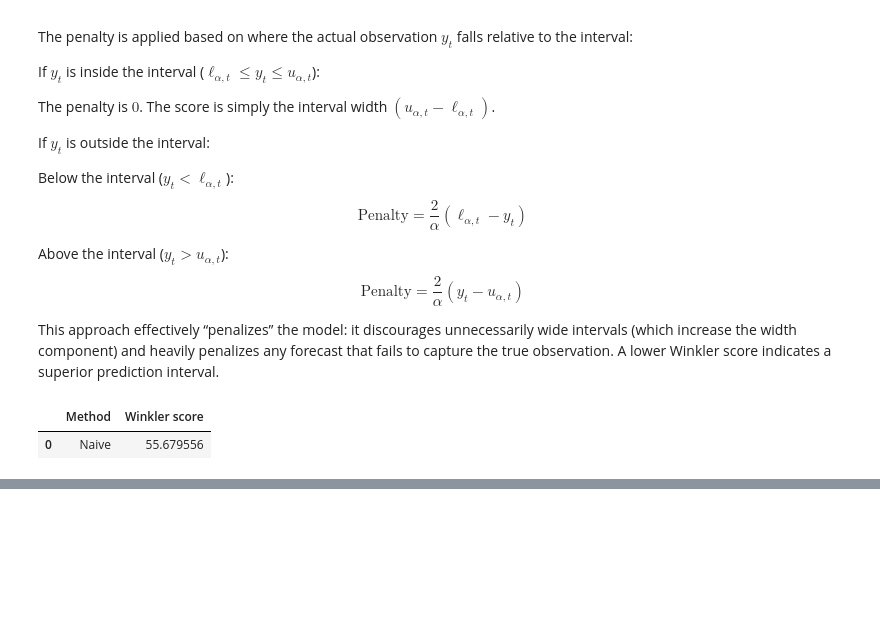
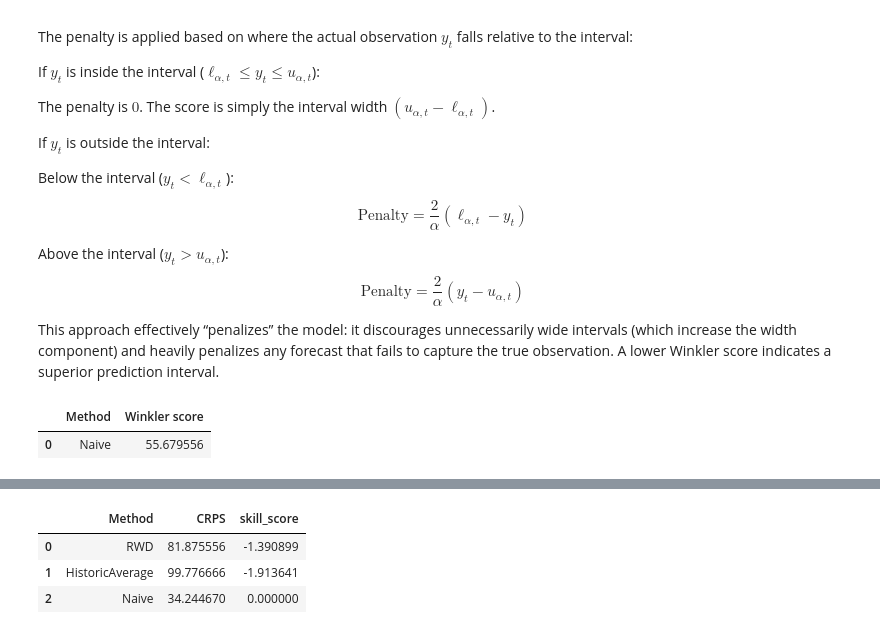
Before and after one commit to Minajamfum/forecasting, a Jupyter notebook: chapter5.ipynb, the cells around one changed output, grey strips where cells are left out. Drawn from its saved outputs; the diff is of its cells as text; code cells hidden in the pictures; blank space fills up the shorter version.

```diff
--- a/chapter5.ipynb
+++ b/chapter5.ipynb
@@ -932,0 +943,20 @@ winkler_score_df.head(1)
+# %%
+train_df = goog_df.loc[lambda x: x["ds"].dt.year == 2015].copy()
+test_df = goog_df.loc[lambda x: x["ds"].dt.year == 2016].copy()
+
+mean_method = HistoricAverage()
+naive_method = Naive()
+drift_method = RandomWalkWithDrift()
+
+sf = StatsForecast(freq="B", models=[drift_method, naive_method, mean_method])
+# freq = b -> business days
+
+levels = list(np.round(np.arange(1, 1000) / 10, 1))
+preds = sf.forecast(df=train_df, h=len(test_df), level=levels).assign(y=test_df["y"].to_numpy())
+
+
+models = ["RWD", "HistoricAverage", "Naive"]
+raw_crps_df = evaluate(df=preds, models=models, metrics=[mqloss], level=levels)
+crps_series = 2 * raw_crps_df[models].iloc[0].rename_axis("Method")
+crps_df = crps_series.rename("CRPS").reset_index()
+crps_df
@@ -932,0 +984,10 @@ winkler_score_df.head(1)
+# %%
+naive_crps = crps_series.loc["Naive"]
+crps_skill_df = crps_df.assign(skill_score=(naive_crps - crps_df["CRPS"]) / naive_crps)
+
+crps_skill_df
+# %% [output]
+|  | Method | CRPS | skill_score |
+| 0 | RWD | 81.875556 | -1.390899 |
+| 1 | HistoricAverage | 99.776666 | -1.913641 |
+| 2 | Naive | 34.244670 | 0.000000 |
```
Also changed, not shown: parts of 6 cells of this notebook.
